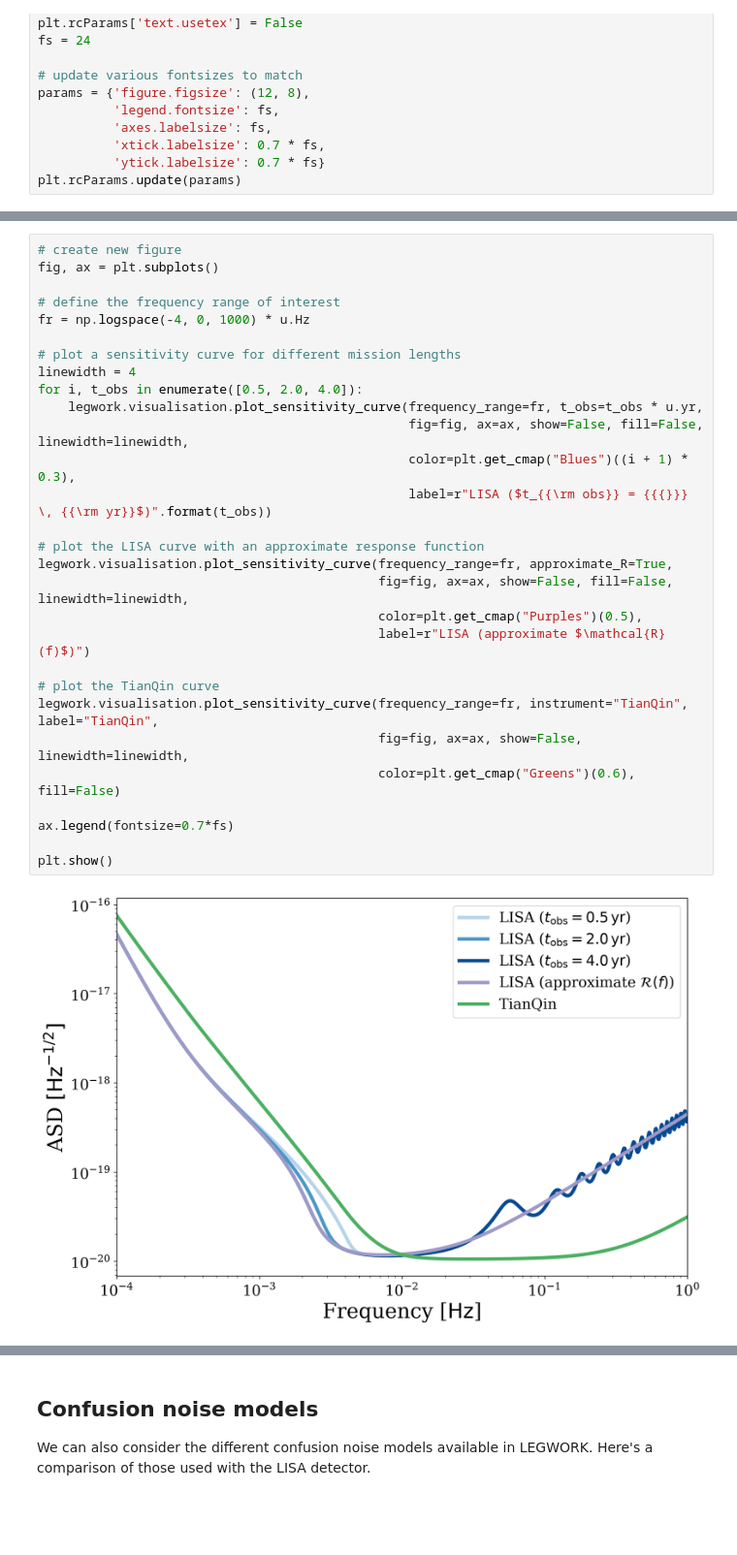
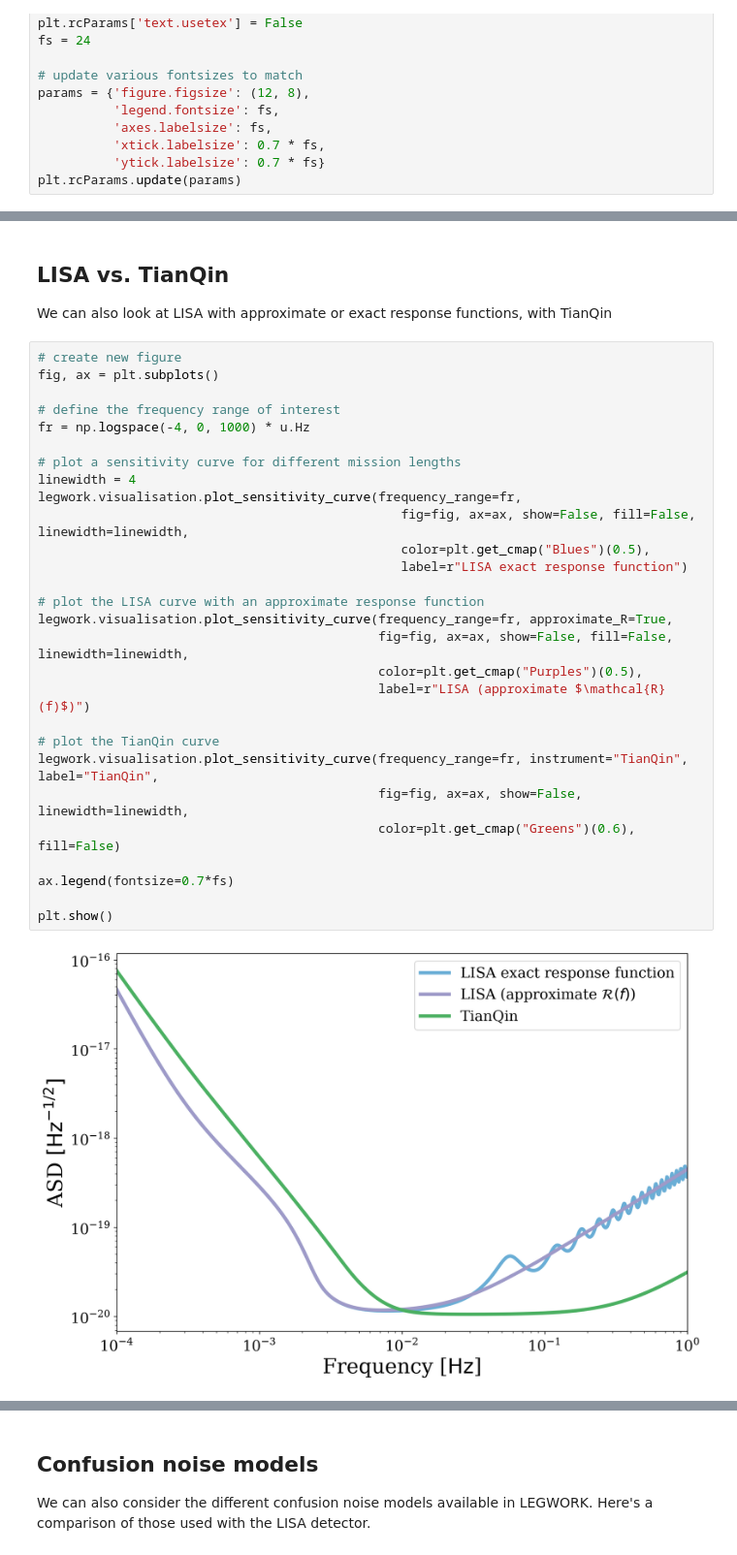
Before and after one commit to TeamLEGWORK/LEGWORK, a Jupyter notebook: docs/demos/CompareSensitivityCurves.ipynb, the cells around one changed output, grey strips where cells are left out. Shown at 97% size. Cells and saved outputs as stored; diff of their text form; blank space fills up the shorter version.

Commit message:
update sensitivity curve docs

```diff
--- a/docs/demos/CompareSensitivityCurves.ipynb
+++ b/docs/demos/CompareSensitivityCurves.ipynb
@@ -32,31 +56,34 @@ First, we can plot the sensitivity curves directly to see which regimes are bett
+# %% [markdown]
+## LISA vs. TianQin
+
+We can also look at LISA with approximate or exact response functions, with TianQin
 # %%
 # create new figure
 fig, ax = plt.subplots()
 
 # define the frequency range of interest
 fr = np.logspace(-4, 0, 1000) * u.Hz
 
 # plot a sensitivity curve for different mission lengths
 linewidth = 4
-for i, t_obs in enumerate([0.5, 2.0, 4.0]):
-    legwork.visualisation.plot_sensitivity_curve(frequency_range=fr, t_obs=t_obs * u.yr,
-                                                 fig=fig, ax=ax, show=False, fill=False, linewidth=linewidth,
-                                                 color=plt.get_cmap("Blues")((i + 1) * 0.3),
-                                                 label=r"LISA ($t_{{\rm obs}} = {{{}}} \, {{\rm yr}}$)".format(t_obs))
+legwork.visualisation.plot_sensitivity_curve(frequency_range=fr,
+                                                fig=fig, ax=ax, show=False, fill=False, linewidth=linewidth,
+                                                color=plt.get_cmap("Blues")(0.5),
+                                                label=r"LISA exact response function")
 
 # plot the LISA curve with an approximate response function
 legwork.visualisation.plot_sensitivity_curve(frequency_range=fr, approximate_R=True,
                                              fig=fig, ax=ax, show=False, fill=False, linewidth=linewidth,
                                              color=plt.get_cmap("Purples")(0.5),
                                              label=r"LISA (approximate $\mathcal{R}(f)$)")
 
 # plot the TianQin curve
 legwork.visualisation.plot_sensitivity_curve(frequency_range=fr, instrument="TianQin", label="TianQin",
                                              fig=fig, ax=ax, show=False, linewidth=linewidth,
                                              color=plt.get_cmap("Greens")(0.6), fill=False)
 
 ax.legend(fontsize=0.7*fs)
 
 plt.show()
 # %% [output]
-[figure, old version]
+[figure, new version]
```
Also changed, not shown: parts of 5 cells of this notebook.
